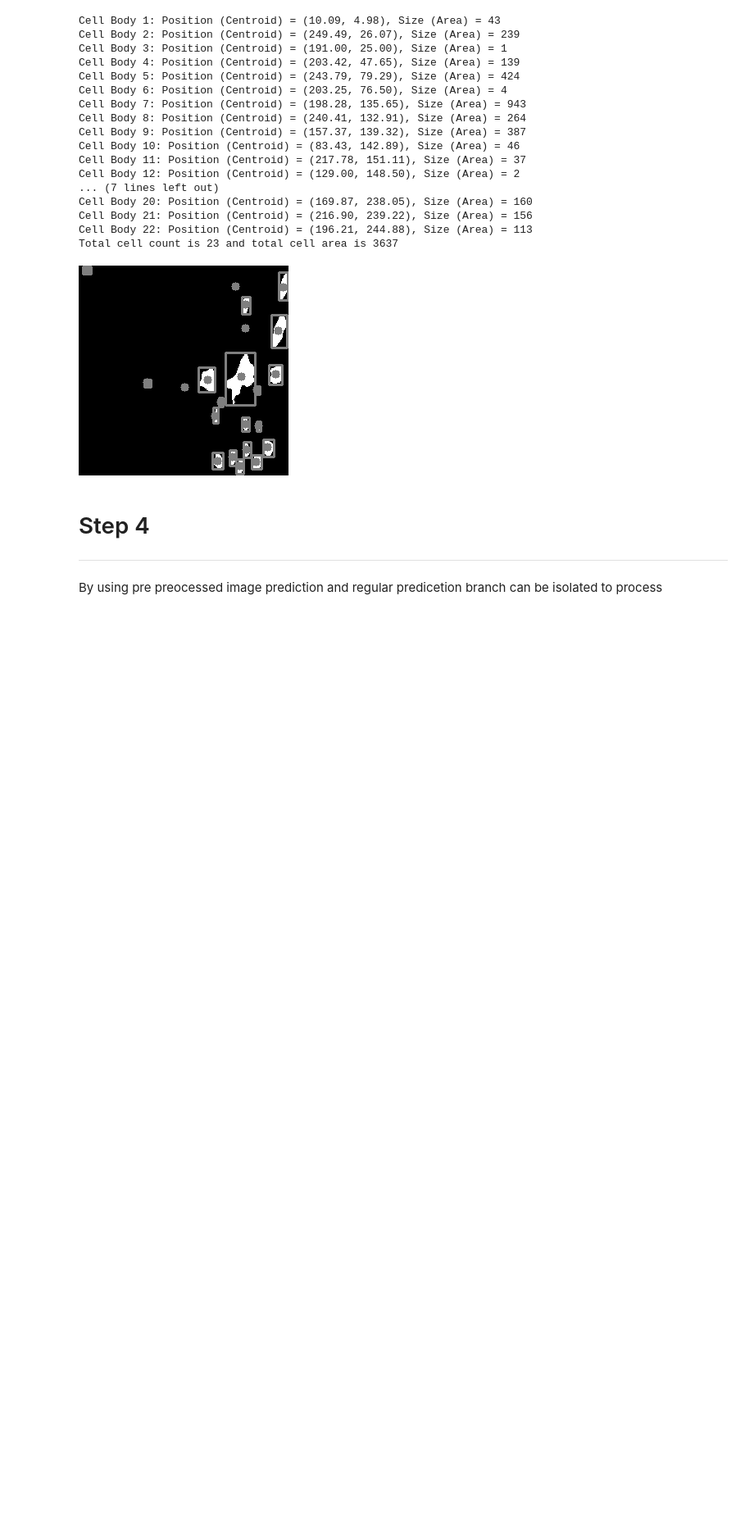
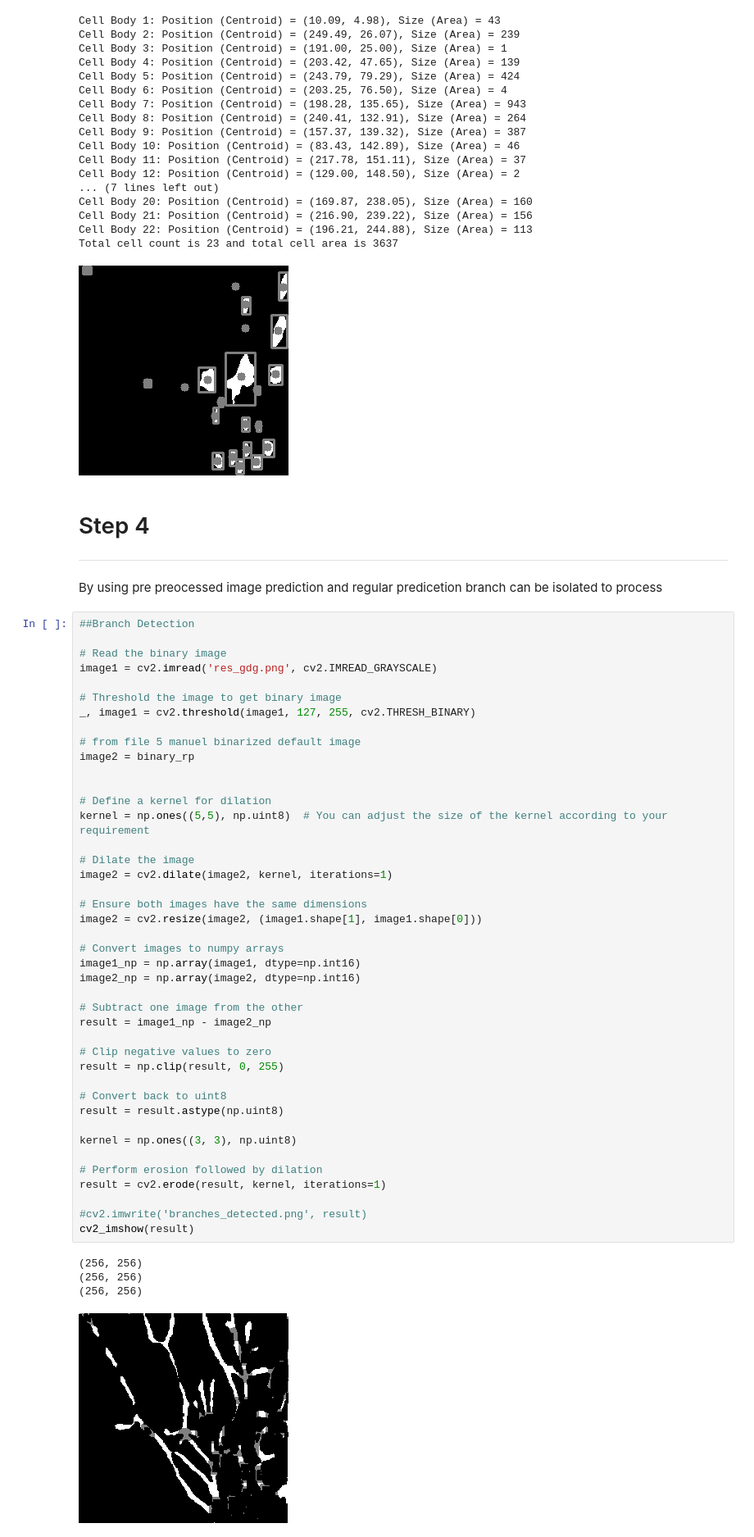
Before and after one commit to onuralpArsln/IoUScoreMaker, a Jupyter notebook: colab/pc12model.ipynb, the cells around one changed output. Shown at 82% size. Saved outputs shown, nothing was run; the diff lists cells and outputs as text; blank space fills up the shorter version.

```diff
--- a/colab/pc12model.ipynb
+++ b/colab/pc12model.ipynb
@@ -258,3 +258,50 @@ Total cell count is 23 and total cell area is 3637
 ---
 
 By using pre preocessed image prediction and  regular predicetion branch can be isolated to process
+# %%
+##Branch Detection
+
+# Read the binary image
+image1 = cv2.imread('res_gdg.png', cv2.IMREAD_GRAYSCALE)
+
+# Threshold the image to get binary image
+_, image1 = cv2.threshold(image1, 127, 255, cv2.THRESH_BINARY)
+
+# from file 5 manuel binarized default image
+image2 = binary_rp
+
+
+# Define a kernel for dilation
+kernel = np.ones((5,5), np.uint8)  # You can adjust the size of the kernel according to your requirement
+
+# Dilate the image
+image2 = cv2.dilate(image2, kernel, iterations=1)
+
+# Ensure both images have the same dimensions
+image2 = cv2.resize(image2, (image1.shape[1], image1.shape[0]))
+
+# Convert images to numpy arrays
+image1_np = np.array(image1, dtype=np.int16)
+image2_np = np.array(image2, dtype=np.int16)
+
+# Subtract one image from the other
+result = image1_np - image2_np
+
+# Clip negative values to zero
+result = np.clip(result, 0, 255)
+
+# Convert back to uint8
+result = result.astype(np.uint8)
+
+kernel = np.ones((3, 3), np.uint8)
+
+# Perform erosion followed by dilation
+result = cv2.erode(result, kernel, iterations=1)
+
+#cv2.imwrite('branches_detected.png', result)
+cv2_imshow(result)
+# %% [output]
+(256, 256)
+(256, 256)
+(256, 256)
+[figure, added]
```
Also changed, not shown: parts of 1 cell of this notebook.
